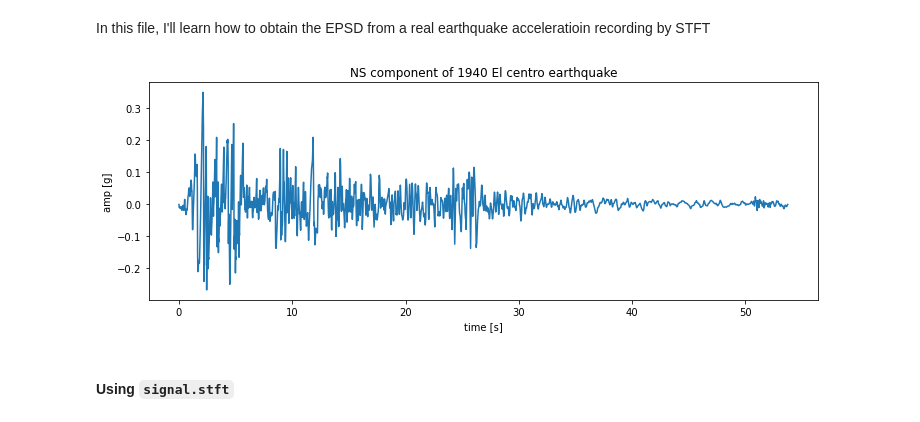
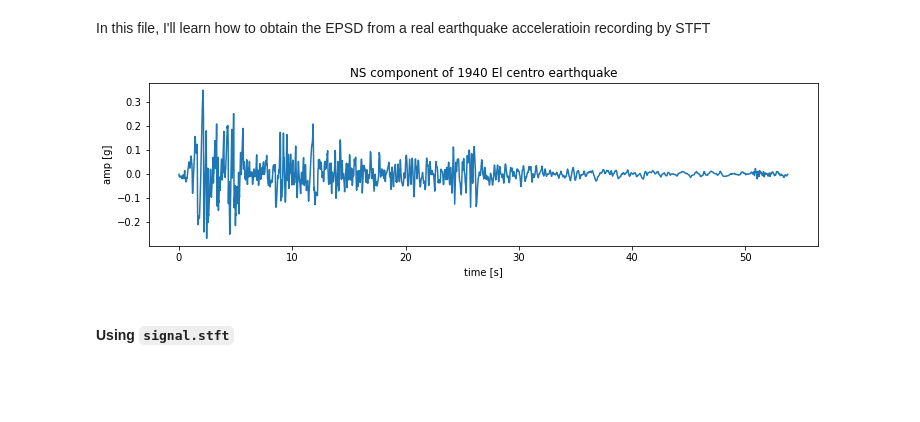
Before and after one commit to leslieDLcy/KTnSRM, a Jupyter notebook: EPSD_by_STFT.ipynb, the cells around one changed output. Saved outputs shown, nothing was run; the diff lists cells and outputs as text; code cells hidden in the pictures; blank space fills up the shorter version.

```diff
--- a/EPSD_by_STFT.ipynb
+++ b/EPSD_by_STFT.ipynb
@@ -24,14 +24,14 @@ amp_axis = df_NS['NS']
 # %%
 FS = int(1 / (t_axis[3] - t_axis[2]))
 # %%
-plt.figure(figsize=(12, 4))
+plt.figure(figsize=(12, 3))
 plt.plot(t_axis, amp_axis)
 plt.title('NS component of 1940 El centro earthquake')
 plt.xlabel('time [s]')
 plt.ylabel('amp [g]')
 plt.show()
 # %% [output]
-[figure, old version]
+[figure, new version]
 # %% [markdown]
 #### Using `signal.stft`
 # %%
```
Also changed, not shown: parts of 37 cells of this notebook, 6 other files.
